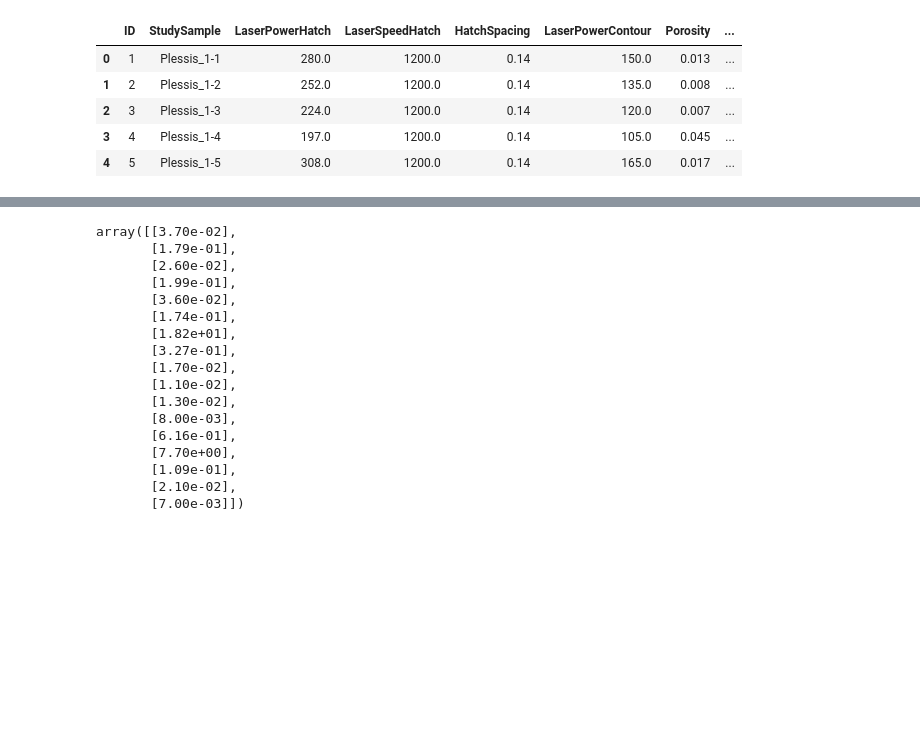
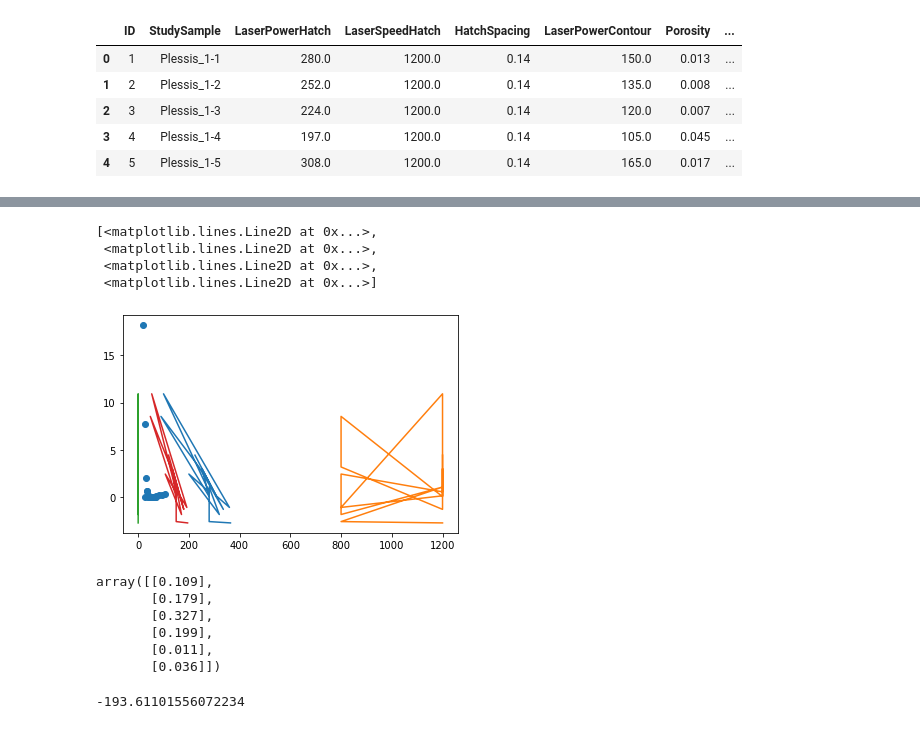
Before and after one commit to wgobrien/am-research, a Jupyter notebook: notebooks/research_paper_analysis.ipynb, the cells around one changed output, grey strips where cells are left out. Saved outputs shown, nothing was run; the diff lists cells and outputs as text; code cells hidden in the pictures; blank space fills up the shorter version.

```diff
--- a/notebooks/research_paper_analysis.ipynb
+++ b/notebooks/research_paper_analysis.ipynb
@@ -68,21 +64,33 @@ print(model2.score(Xtest, ytest))
-# %%
-X = train_vals[:,-2:-1]
-X
-# %% [output]
-array([[3.70e-02],
-       [1.79e-01],
-       [2.60e-02],
-       [1.99e-01],
-       [3.60e-02],
-       [1.74e-01],
-       [1.82e+01],
-       [3.27e-01],
-       [1.70e-02],
-       [1.10e-02],
-       [1.30e-02],
-       [8.00e-03],
-       [6.16e-01],
-       [7.70e+00],
-       [1.09e-01],
-       [2.10e-02],
-       [7.00e-03]])
+# %%
+import matplotlib.pyplot as plt
+
+plt.scatter(params.EnergyDensityCalculated, params.Porosity)
+plt.plot(X, model2.predict(X))
+# %% [output]
+[<matplotlib.lines.Line2D at 0x...>,
+ <matplotlib.lines.Line2D at 0x...>,
+ <matplotlib.lines.Line2D at 0x...>,
+ <matplotlib.lines.Line2D at 0x...>]
+[figure, added]
+# %%
+ytest
+# %% [output]
+array([[0.109],
+       [0.179],
+       [0.327],
+       [0.199],
+       [0.011],
+       [0.036]])
+# %%
+from sklearn.neural_network import MLPRegressor
+from sklearn import svm
+
+svr_model1 = svm.SVR(kernel='poly', degree=2)
+svr_model1.fit(X, y.T[0])
+
+mlp_regressor = MLPRegressor(hidden_layer_sizes=(3,3), solver='lbfgs')
+mlp_regressor.fit(X, y.T[0])
+
+mlp_regressor.score(Xtest,ytest.T[0])
+# %% [output]
+-193.61101556072234
```
Also changed, not shown: parts of 4 cells of this notebook, 14 other files.
